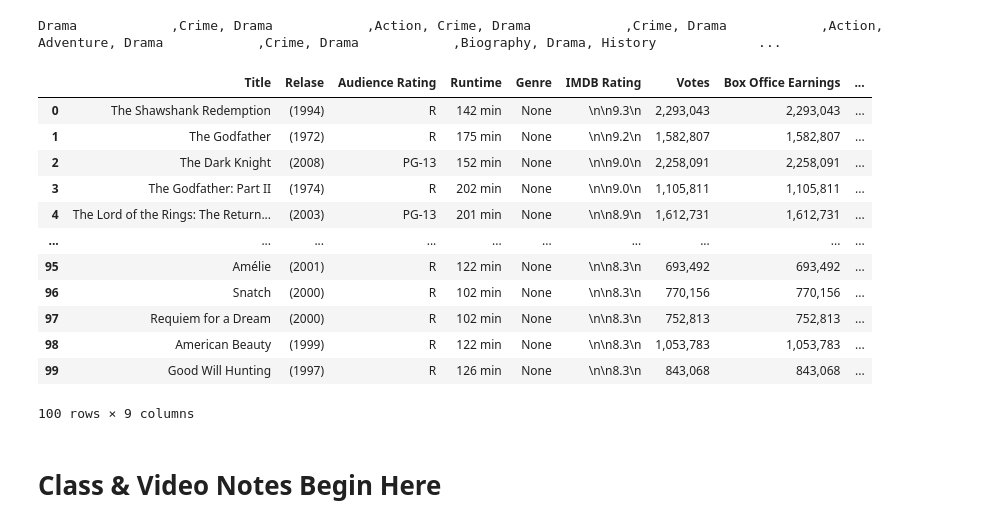
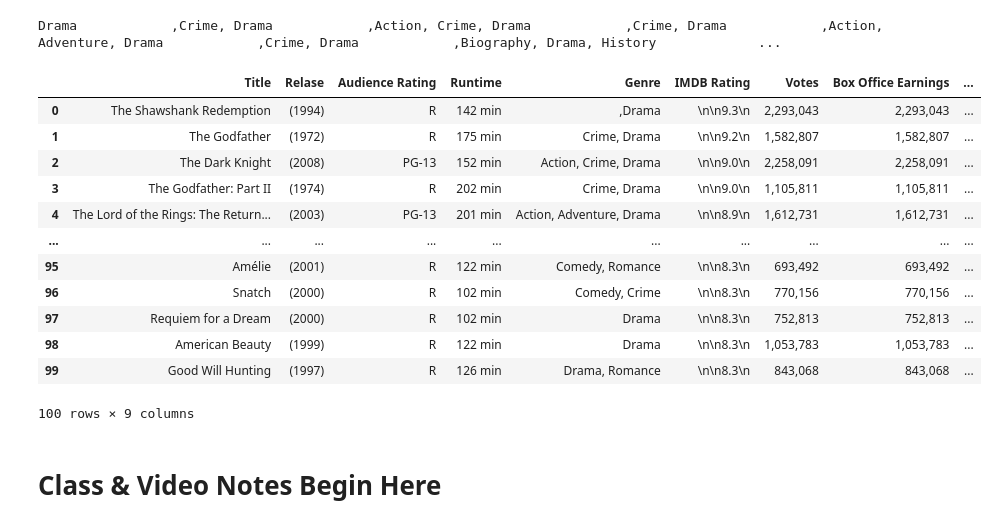
Before and after one commit to maxwellrandolph/ISTM631---Professor-Arash, a Jupyter notebook: Week_6_ISTM631.ipynb, the cells around one changed output. Drawn from its saved outputs; the diff is of its cells as text; code cells hidden in the pictures.

```diff
--- a/Week_6_ISTM631.ipynb
+++ b/Week_6_ISTM631.ipynb
@@ -432,35 +500,35 @@ print lst
 # %%
 titles = extract_attribute(soup, 'a')
 release = extract_attribute(soup, 'span', 'lister-item-year text-muted unbold')
 audience_rating = extract_attribute(soup, 'span', 'certificate')
 runtime = extract_attribute(soup, 'span', 'runtime')
-genre = extract_attribute(soup, 'span', 'genrelist5')
+genre = genrelist50
 imdb_rating = extract_attribute(soup, 'div', 'inline-block ratings-imdb-rating', False)
 votes = extract_attribute(soup, 'span' , {'name' : 'nv'}, False, 0)
 earnings = extract_attribute(soup, 'span' , {'name' : 'nv'}, False, 1)
 #directors = extract_attribute(soup, 'p', '', 'a', '', True, 0, True)
 actors = extract_attribute(soup, 'p', '', 'a', '', True, slice(1, 5, None), True)
 
 
 df_dict = {'Title': titles, 'Relase': release, 'Audience Rating': audience_rating,
            'Runtime': runtime, 'Genre': genre, 'IMDB Rating': imdb_rating,
            'Votes': votes, 'Box Office Earnings': earnings,
            'Actors': actors} #'Director': directors,
 df = pd.DataFrame(df_dict)
 df
 # %% [output]
 |  | Title | Relase | Audience Rating | Runtime | Genre | IMDB Rating | Votes | Box Office Earnings | ... |
-| 0 | The Shawshank Redemption | (1994) | R | 142 min | None | \n\n9.3\n | 2,293,043 | 2,293,043 | ... |
-| 1 | The Godfather | (1972) | R | 175 min | None | \n\n9.2\n | 1,582,807 | 1,582,807 | ... |
-| 2 | The Dark Knight | (2008) | PG-13 | 152 min | None | \n\n9.0\n | 2,258,091 | 2,258,091 | ... |
-| 3 | The Godfather: Part II | (1974) | R | 202 min | None | \n\n9.0\n | 1,105,811 | 1,105,811 | ... |
-| 4 | The Lord of the Rings: The Return... | (2003) | PG-13 | 201 min | None | \n\n8.9\n | 1,612,731 | 1,612,731 | ... |
+| 0 | The Shawshank Redemption | (1994) | R | 142 min | ,Drama | \n\n9.3\n | 2,293,043 | 2,293,043 | ... |
+| 1 | The Godfather | (1972) | R | 175 min | Crime, Drama | \n\n9.2\n | 1,582,807 | 1,582,807 | ... |
+| 2 | The Dark Knight | (2008) | PG-13 | 152 min | Action, Crime, Drama | \n\n9.0\n | 2,258,091 | 2,258,091 | ... |
+| 3 | The Godfather: Part II | (1974) | R | 202 min | Crime, Drama | \n\n9.0\n | 1,105,811 | 1,105,811 | ... |
+| 4 | The Lord of the Rings: The Return... | (2003) | PG-13 | 201 min | Action, Adventure, Drama | \n\n8.9\n | 1,612,731 | 1,612,731 | ... |
 | ... | ... | ... | ... | ... | ... | ... | ... | ... | ... |
-| 95 | Amélie | (2001) | R | 122 min | None | \n\n8.3\n | 693,492 | 693,492 | ... |
-| 96 | Snatch | (2000) | R | 102 min | None | \n\n8.3\n | 770,156 | 770,156 | ... |
-| 97 | Requiem for a Dream | (2000) | R | 102 min | None | \n\n8.3\n | 752,813 | 752,813 | ... |
-| 98 | American Beauty | (1999) | R | 122 min | None | \n\n8.3\n | 1,053,783 | 1,053,783 | ... |
-| 99 | Good Will Hunting | (1997) | R | 126 min | None | \n\n8.3\n | 843,068 | 843,068 | ... |
+| 95 | Amélie | (2001) | R | 122 min | Comedy, Romance | \n\n8.3\n | 693,492 | 693,492 | ... |
+| 96 | Snatch | (2000) | R | 102 min | Comedy, Crime | \n\n8.3\n | 770,156 | 770,156 | ... |
+| 97 | Requiem for a Dream | (2000) | R | 102 min | Drama | \n\n8.3\n | 752,813 | 752,813 | ... |
+| 98 | American Beauty | (1999) | R | 122 min | Drama | \n\n8.3\n | 1,053,783 | 1,053,783 | ... |
+| 99 | Good Will Hunting | (1997) | R | 126 min | Drama, Romance | \n\n8.3\n | 843,068 | 843,068 | ... |
 100 rows × 9 columns
 # %% [markdown]
 # **Class & Video Notes Begin Here**
```
Also changed, not shown: parts of 5 cells of this notebook.
